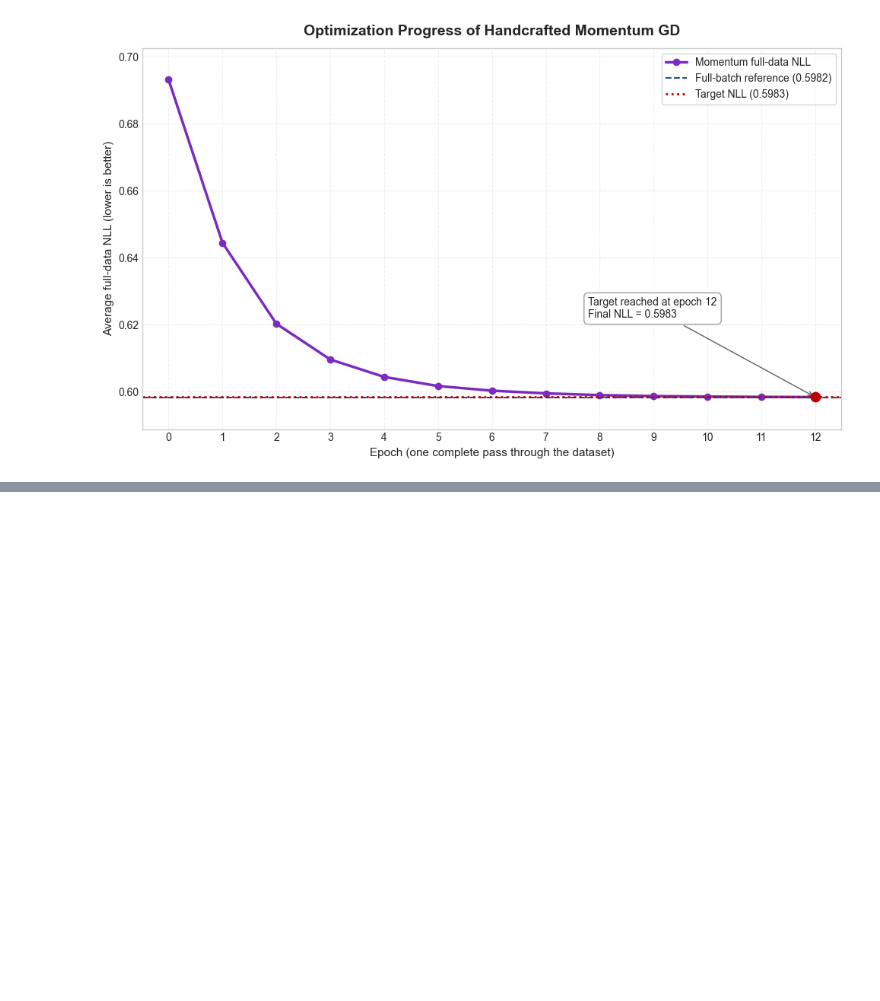
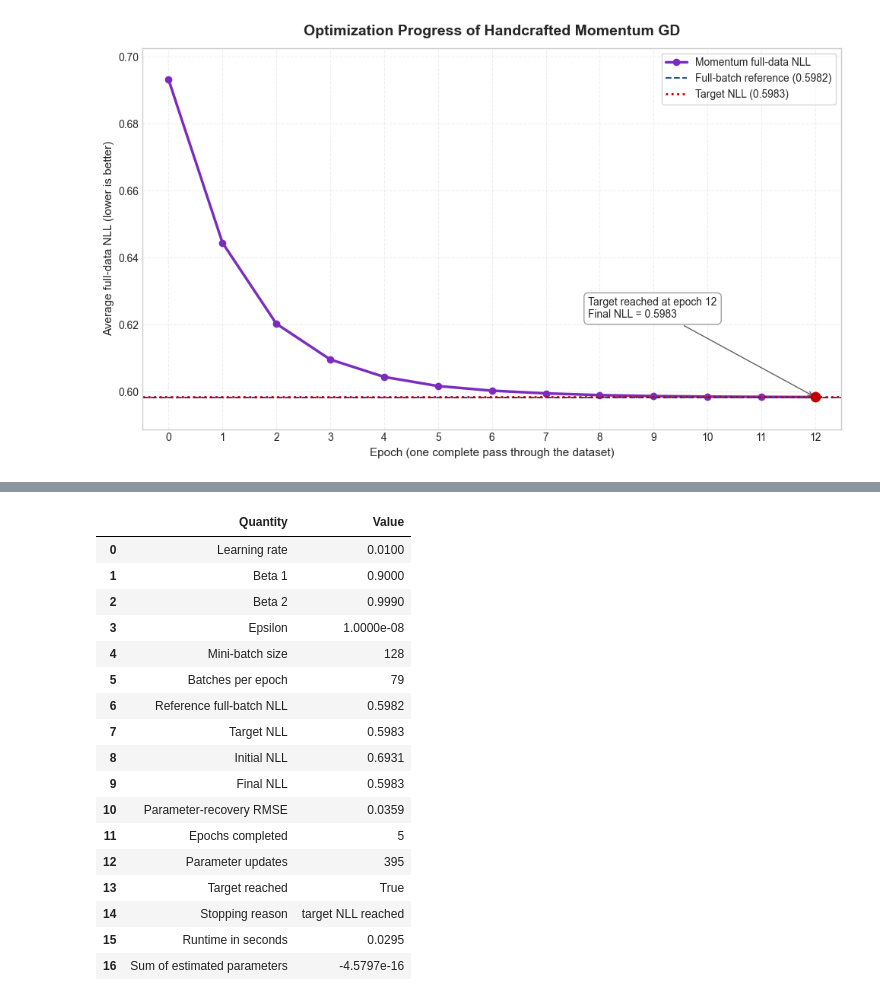
Before and after one commit to rbhdsks/Learning-from-Comparison-Data-Master-Thesis-Project-, a Jupyter notebook: notebooks/experiments/Bradley_Terry_Model/04_BradleyTerry_MLE_Optimizations.ipynb, the cells around one changed output, grey strips where cells are left out. Saved outputs shown, nothing was run; the diff lists cells and outputs as text; code cells hidden in the pictures; blank space fills up the shorter version.

```diff
--- a/notebooks/experiments/Bradley_Terry_Model/04_BradleyTerry_MLE_Optimizations.ipynb
+++ b/notebooks/experiments/Bradley_Terry_Model/04_BradleyTerry_MLE_Optimizations.ipynb
@@ -1094,0 +1097,94 @@ plt.show()
+# %%
+# Fit the model using convergence-driven handcrafted Adam.
+
+adam_learning_rate = 0.01
+adam_beta_1 = 0.9
+adam_beta_2 = 0.999
+adam_epsilon = 1e-8
+
+adam_result = optimize_with_adam(
+    number_of_items=NUMBER_OF_ITEMS,
+    comparisons=comparisons,
+    learning_rate=adam_learning_rate,
+    batch_size=MINIBATCH_SIZE,
+    beta_1=adam_beta_1,
+    beta_2=adam_beta_2,
+    epsilon=adam_epsilon,
+    random_seed=SEED,
+    target_nll=target_nll,
+)
+
+adam_recovery_error = parameter_recovery_error(
+    true_parameters,
+    adam_result.parameters,
+)
+
+adam_final_nll = float(
+    adam_result.nll_history[-1]
+)
+
+adam_target_reached = (
+    adam_final_nll <= target_nll
+)
+
+adam_summary = pd.DataFrame({
+    "Quantity": [
+        "Learning rate",
+        "Beta 1",
+        "Beta 2",
+        "Epsilon",
+        "Mini-batch size",
+        "Batches per epoch",
+        "Reference full-batch NLL",
+        "Target NLL",
+        "Initial NLL",
+        "Final NLL",
+        "Parameter-recovery RMSE",
+        "Epochs completed",
+        "Parameter updates",
+        "Target reached",
+        "Stopping reason",
+        "Runtime in seconds",
+        "Sum of estimated parameters",
+    ],
+    "Value": [
+        f"{adam_learning_rate:.4f}",
+        f"{adam_beta_1:.4f}",
+        f"{adam_beta_2:.4f}",
+        f"{adam_epsilon:.4e}",
+        str(MINIBATCH_SIZE),
+        str(batches_per_epoch),
+        f"{reference_nll:.4f}",
+        f"{target_nll:.4f}",
+        f"{adam_result.nll_history[0]:.4f}",
+        f"{adam_final_nll:.4f}",
+        f"{adam_recovery_error:.4f}",
+        f"{adam_result.epochs_completed:,}",
+        f"{int(adam_result.update_count_history[-1]):,}",
+        str(adam_target_reached),
+        adam_result.stopping_reason,
+        f"{adam_result.runtime_seconds:.4f}",
+        f"{adam_result.parameters.sum():.4e}",
+    ],
+})
+
+adam_summary
+# %% [output]
+|  | Quantity | Value |
+| 0 | Learning rate | 0.0100 |
+| 1 | Beta 1 | 0.9000 |
+| 2 | Beta 2 | 0.9990 |
+| 3 | Epsilon | 1.0000e-08 |
+| 4 | Mini-batch size | 128 |
+| 5 | Batches per epoch | 79 |
+| 6 | Reference full-batch NLL | 0.5982 |
+| 7 | Target NLL | 0.5983 |
+| 8 | Initial NLL | 0.6931 |
+| 9 | Final NLL | 0.5983 |
+| 10 | Parameter-recovery RMSE | 0.0359 |
+| 11 | Epochs completed | 5 |
+| 12 | Parameter updates | 395 |
+| 13 | Target reached | True |
+| 14 | Stopping reason | target NLL reached |
+| 15 | Runtime in seconds | 0.0295 |
+| 16 | Sum of estimated parameters | -4.5797e-16 |
```
Also changed, not shown: parts of 8 cells of this notebook.
